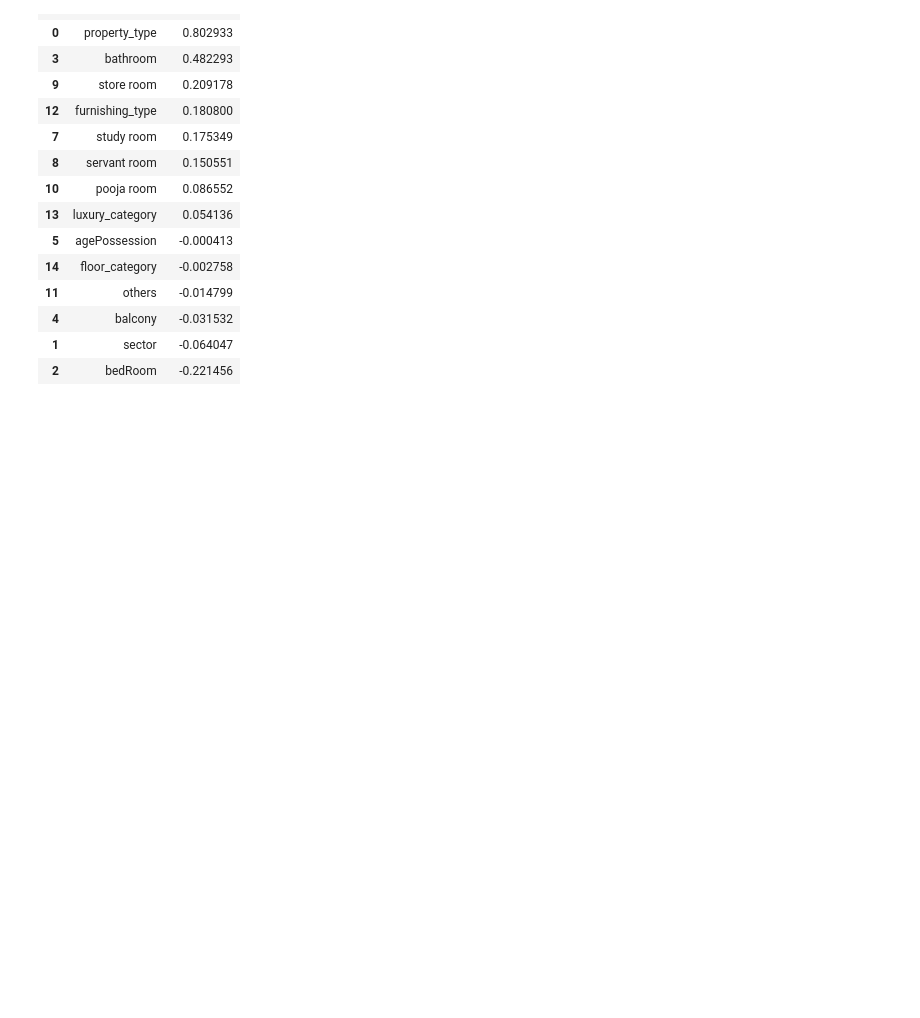
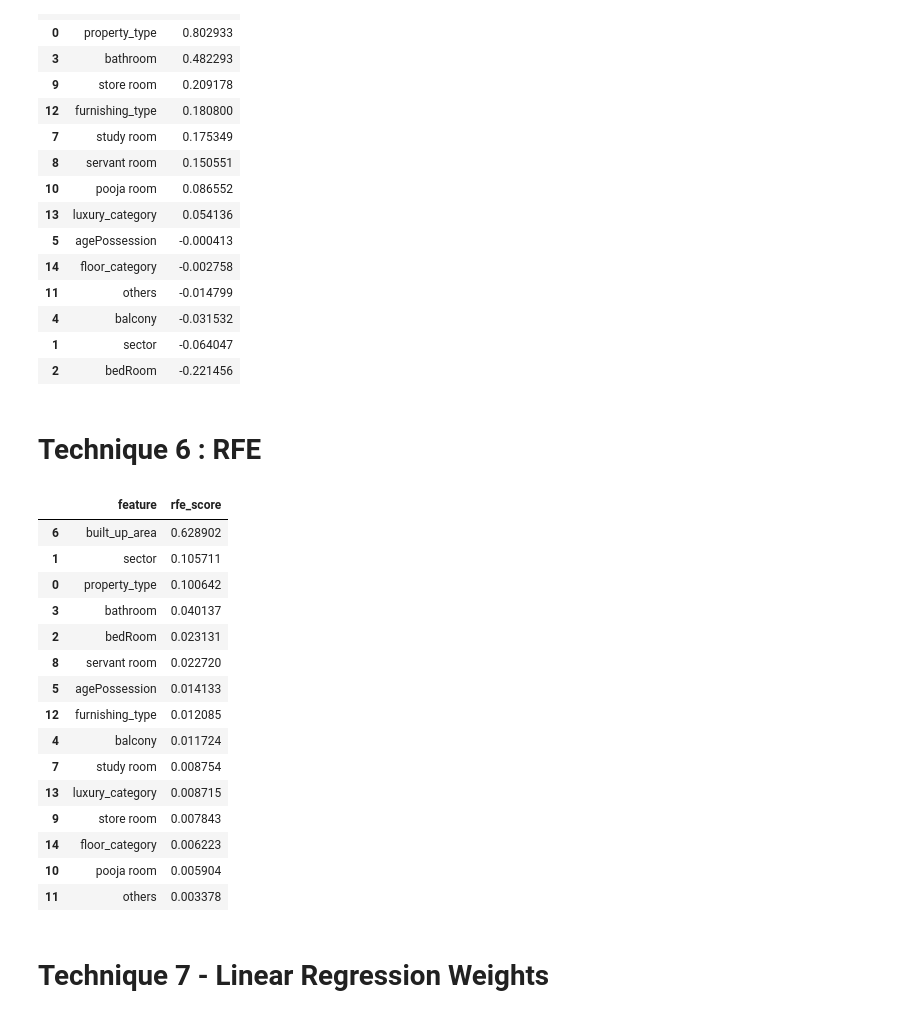
Before and after one commit to garvit1408/NestWise-, a Jupyter notebook: 5 - Feature & Model Selection, productionalization/feature-selection.ipynb, the cells around one changed output. Cells and saved outputs as stored; diff of their text form; code cells hidden in the pictures; blank space fills up the shorter version.

```diff
--- a/5 - Feature & Model Selection, productionalization/feature-selection.ipynb
+++ b/5 - Feature & Model Selection, productionalization/feature-selection.ipynb
@@ -387,3 +387,42 @@ fi_df5
 | 4 | balcony | -0.031532 |
 | 1 | sector | -0.064047 |
 | 2 | bedRoom | -0.221456 |
+# %% [markdown]
+# Technique 6 : RFE
+# %%
+from sklearn.feature_selection import RFE
+
+estimator = RandomForestRegressor()
+
+selector_label = RFE(estimator, n_features_to_select=X_label.shape[1], step=1)
+selector_label = selector_label.fit(X_label, y_label)
+
+selected_features = X_label.columns[selector_label.support_]
+
+selected_coefficients = selector_label.estimator_.feature_importances_
+
+fi_df6 = pd.DataFrame({
+    'feature': selected_features,
+    'rfe_score': selected_coefficients
+}).sort_values(by='rfe_score', ascending=False)
+
+fi_df6
+# %% [output]
+|  | feature | rfe_score |
+| 6 | built_up_area | 0.628902 |
+| 1 | sector | 0.105711 |
+| 0 | property_type | 0.100642 |
+| 3 | bathroom | 0.040137 |
+| 2 | bedRoom | 0.023131 |
+| 8 | servant room | 0.022720 |
+| 5 | agePossession | 0.014133 |
+| 12 | furnishing_type | 0.012085 |
+| 4 | balcony | 0.011724 |
+| 7 | study room | 0.008754 |
+| 13 | luxury_category | 0.008715 |
+| 9 | store room | 0.007843 |
+| 14 | floor_category | 0.006223 |
+| 10 | pooja room | 0.005904 |
+| 11 | others | 0.003378 |
+# %% [markdown]
+# Technique 7 - Linear Regression Weights
```
Also changed, not shown: parts of 7 cells of this notebook.
